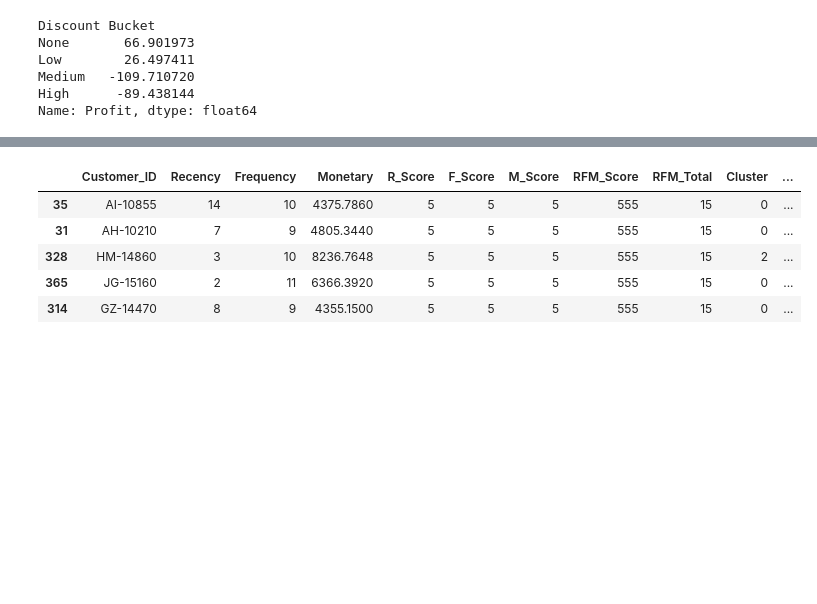
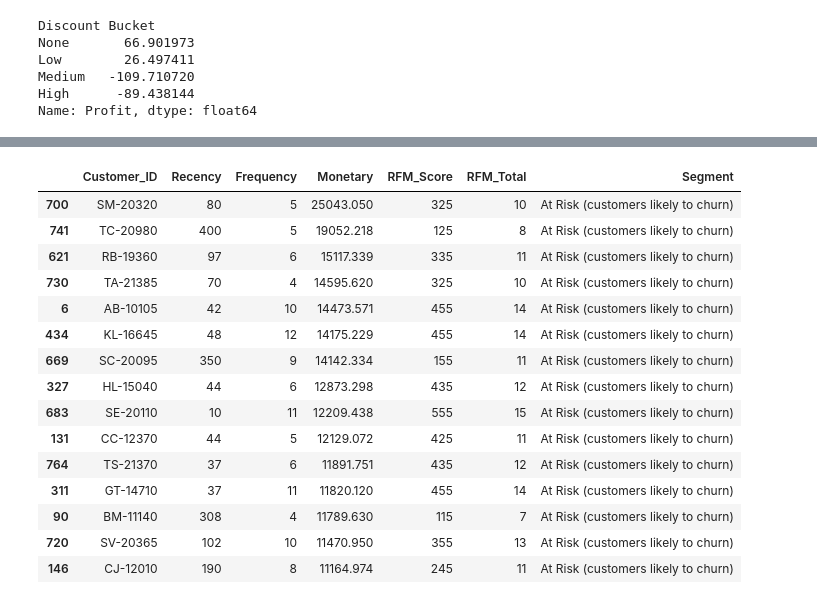
Before and after one commit to Mido-mashakl/Sample-Superstore-2019-Data-Analysis, a Jupyter notebook: eda_and_data_analysis.ipynb, the cells around one changed output, grey strips where cells are left out. Drawn from its saved outputs; the diff is of its cells as text; code cells hidden in the pictures; blank space fills up the shorter version.

Commit message:
EDA and Answering

```diff
--- a/eda_and_data_analysis.ipynb
+++ b/eda_and_data_analysis.ipynb
@@ -252,4 +383,68 @@ Name: Sales, dtype: float64
 # %%
-# Q5: most valuable customers, using the RFM features from Step 3
-rfm.sort_values("RFM_Total", ascending=False).head()
+top_customers = (
+    rfm.sort_values(["Monetary"], ascending=False)
+                [["Customer_ID", "Recency", "Frequency", "Monetary",
+                  "RFM_Score", "RFM_Total", "Segment"]]
+                .head(15)
+)
+print("Top 15 customers by RFM Monetary value:")
+display(top_customers)
+
+# Segment performance
+rfm_segment_summary = (
+    rfm.groupby("Segment", observed=True)
+      .agg(
+          customers=("Customer_ID", "nunique"),
+          revenue=("Monetary", "sum"),
+          avg_recency=("Recency", "mean"),
+          avg_frequency=("Frequency", "mean"),
+          avg_monetary=("Monetary", "mean"),
+      )
+      .sort_values("revenue", ascending=False)
+)
+
+rfm_segment_summary["revenue_share_%"] = (
+    100 * rfm_segment_summary["revenue"] / rfm_segment_summary["revenue"].sum()
+)
+
+print("\nRFM segment performance:")
+display(rfm_segment_summary)
+
+top_revenue_segment = rfm_segment_summary["revenue"].idxmax()
+
+print(f"Highest-revenue RFM segment: {top_revenue_segment}")
+
+# Score-based targeting guidance, independent of the exact segment names.
+segment_targeting = (
+    rfm.groupby("Segment", observed=True)
+      .agg(
+          avg_R=("R_Score", "mean"),
+          avg_F=("F_Score", "mean"),
+          avg_M=("M_Score", "mean"),
+          customers=("Customer_ID", "nunique"),
+          revenue=("Monetary", "sum"),
+      )
+)
+
+def targeting_action(row):
+    # High R/F/M = valuable and active -> upsell/cross-sell
+    if row["avg_R"] >= 3.5 and row["avg_F"] >= 3.5 and row["avg_M"] >= 3.5:
+        return "Upsell / cross-sell"
+    # Low recency with historically valuable customers -> retention/win-back
+    if row["avg_R"] <= 2.5 and row["avg_M"] >= 3:
+        return "Retention / win-back"
+    # High frequency but not recently active -> retention
+    if row["avg_F"] >= 3 and row["avg_R"] <= 2.5:
+        return "Retention"
+    return "Nurture / monitor"
+
+segment_targeting["recommended_campaign"] = segment_targeting.apply(targeting_action, axis=1)
+
+print("\nCampaign recommendation by RFM segment:")
+display(segment_targeting.sort_values(["recommended_campaign", "revenue"], ascending=[True, False]))
+
+print("\nAnswer:")
+print(f"- Highest revenue segment: {top_revenue_segment}.")
+print("- Retention campaigns should prioritize segments with low Recency scores but meaningful Frequency/Monetary value.")
+print("- Upselling/cross-selling should prioritize segments with high Recency, Frequency, and Monetary scores.")
 # %% [output]
@@ -256,6 +452,16 @@ rfm.sort_values("RFM_Total", ascending=False).head()
-|  | Customer_ID | Recency | Frequency | Monetary | R_Score | F_Score | M_Score | RFM_Score | RFM_Total | Cluster | ... |
-| 35 | AI-10855 | 14 | 10 | 4375.7860 | 5 | 5 | 5 | 555 | 15 | 0 | ... |
-| 31 | AH-10210 | 7 | 9 | 4805.3440 | 5 | 5 | 5 | 555 | 15 | 0 | ... |
-| 328 | HM-14860 | 3 | 10 | 8236.7648 | 5 | 5 | 5 | 555 | 15 | 2 | ... |
-| 365 | JG-15160 | 2 | 11 | 6366.3920 | 5 | 5 | 5 | 555 | 15 | 0 | ... |
-| 314 | GZ-14470 | 8 | 9 | 4355.1500 | 5 | 5 | 5 | 555 | 15 | 0 | ... |
+|  | Customer_ID | Recency | Frequency | Monetary | RFM_Score | RFM_Total | Segment |
+| 700 | SM-20320 | 80 | 5 | 25043.050 | 325 | 10 | At Risk (customers likely to churn) |
+| 741 | TC-20980 | 400 | 5 | 19052.218 | 125 | 8 | At Risk (customers likely to churn) |
+| 621 | RB-19360 | 97 | 6 | 15117.339 | 335 | 11 | At Risk (customers likely to churn) |
+| 730 | TA-21385 | 70 | 4 | 14595.620 | 325 | 10 | At Risk (customers likely to churn) |
+| 6 | AB-10105 | 42 | 10 | 14473.571 | 455 | 14 | At Risk (customers likely to churn) |
+| 434 | KL-16645 | 48 | 12 | 14175.229 | 455 | 14 | At Risk (customers likely to churn) |
+| 669 | SC-20095 | 350 | 9 | 14142.334 | 155 | 11 | At Risk (customers likely to churn) |
+| 327 | HL-15040 | 44 | 6 | 12873.298 | 435 | 12 | At Risk (customers likely to churn) |
+| 683 | SE-20110 | 10 | 11 | 12209.438 | 555 | 15 | At Risk (customers likely to churn) |
+| 131 | CC-12370 | 44 | 5 | 12129.072 | 425 | 11 | At Risk (customers likely to churn) |
+| 764 | TS-21370 | 37 | 6 | 11891.751 | 435 | 12 | At Risk (customers likely to churn) |
+| 311 | GT-14710 | 37 | 11 | 11820.120 | 455 | 14 | At Risk (customers likely to churn) |
+| 90 | BM-11140 | 308 | 4 | 11789.630 | 115 | 7 | At Risk (customers likely to churn) |
+| 720 | SV-20365 | 102 | 10 | 11470.950 | 355 | 13 | At Risk (customers likely to churn) |
+| 146 | CJ-12010 | 190 | 8 | 11164.974 | 245 | 11 | At Risk (customers likely to churn) |
```
Also changed, not shown: parts of 39 cells of this notebook, 18 other files.
